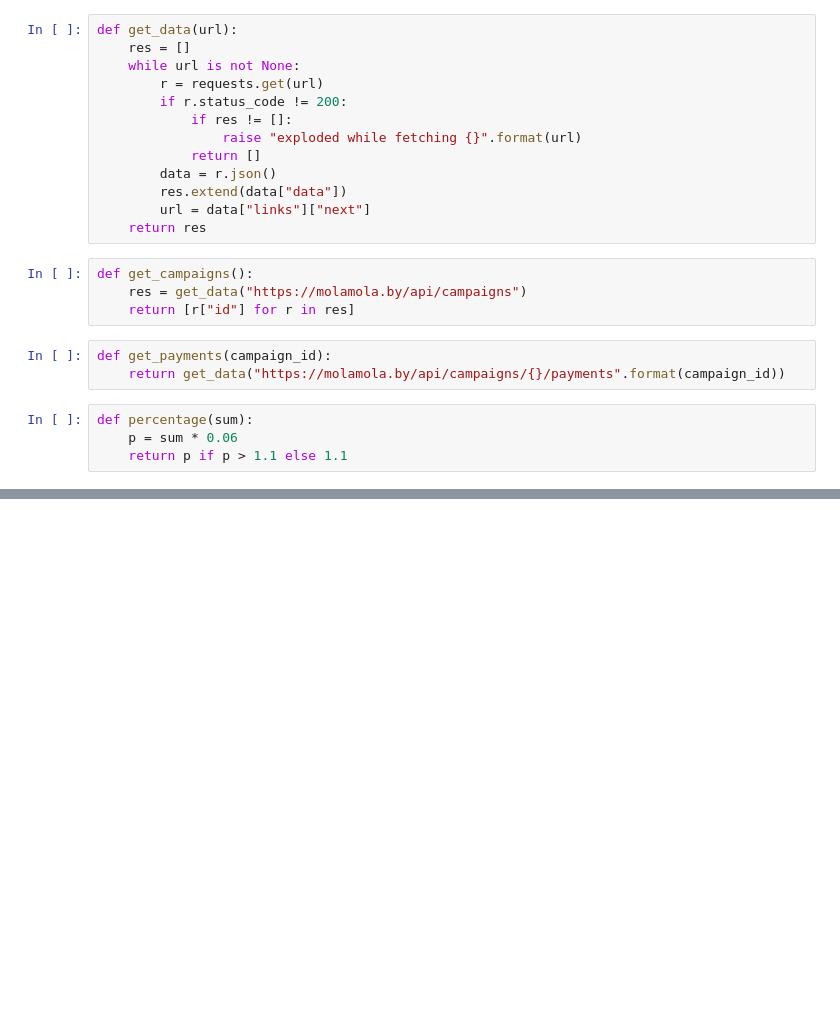
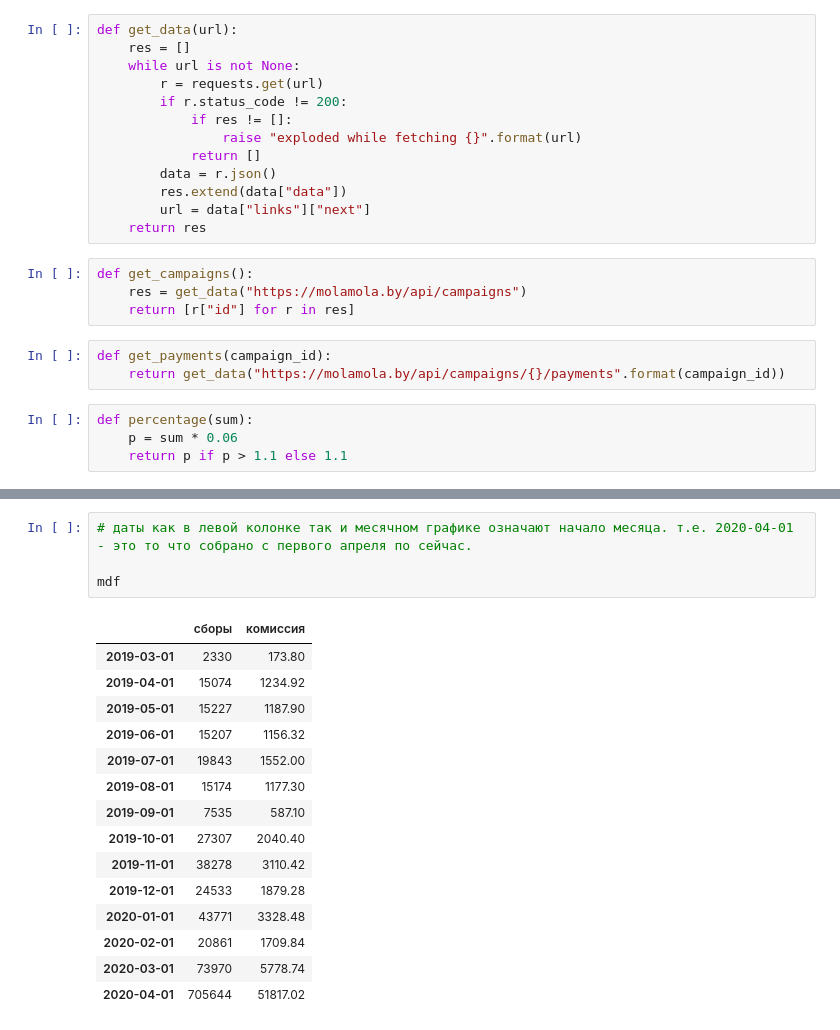
Before and after one commit to iced/motolkulator, a Jupyter notebook: motolkulator.ipynb, the cells around one changed output, grey strips where cells are left out. Saved outputs shown, nothing was run; the diff lists cells and outputs as text; blank space fills up the shorter version.

```diff
--- a/motolkulator.ipynb
+++ b/motolkulator.ipynb
@@ -91,0 +71,20 @@ sum(scomissions)
+# %%
+# даты как в левой колонке так и месячном графике означают начало месяца. т.е. 2020-04-01 - это то что собрано с первого апреля по сейчас.
+
+mdf
+# %% [output]
+|  | сборы | комиссия |
+| 2019-03-01 | 2330 | 173.80 |
+| 2019-04-01 | 15074 | 1234.92 |
+| 2019-05-01 | 15227 | 1187.90 |
+| 2019-06-01 | 15207 | 1156.32 |
+| 2019-07-01 | 19843 | 1552.00 |
+| 2019-08-01 | 15174 | 1177.30 |
+| 2019-09-01 | 7535 | 587.10 |
+| 2019-10-01 | 27307 | 2040.40 |
+| 2019-11-01 | 38278 | 3110.42 |
+| 2019-12-01 | 24533 | 1879.28 |
+| 2020-01-01 | 43771 | 3328.48 |
+| 2020-02-01 | 20861 | 1709.84 |
+| 2020-03-01 | 73970 | 5778.74 |
+| 2020-04-01 | 705644 | 51817.02 |
```
Also changed, not shown: parts of 14 cells of this notebook.
